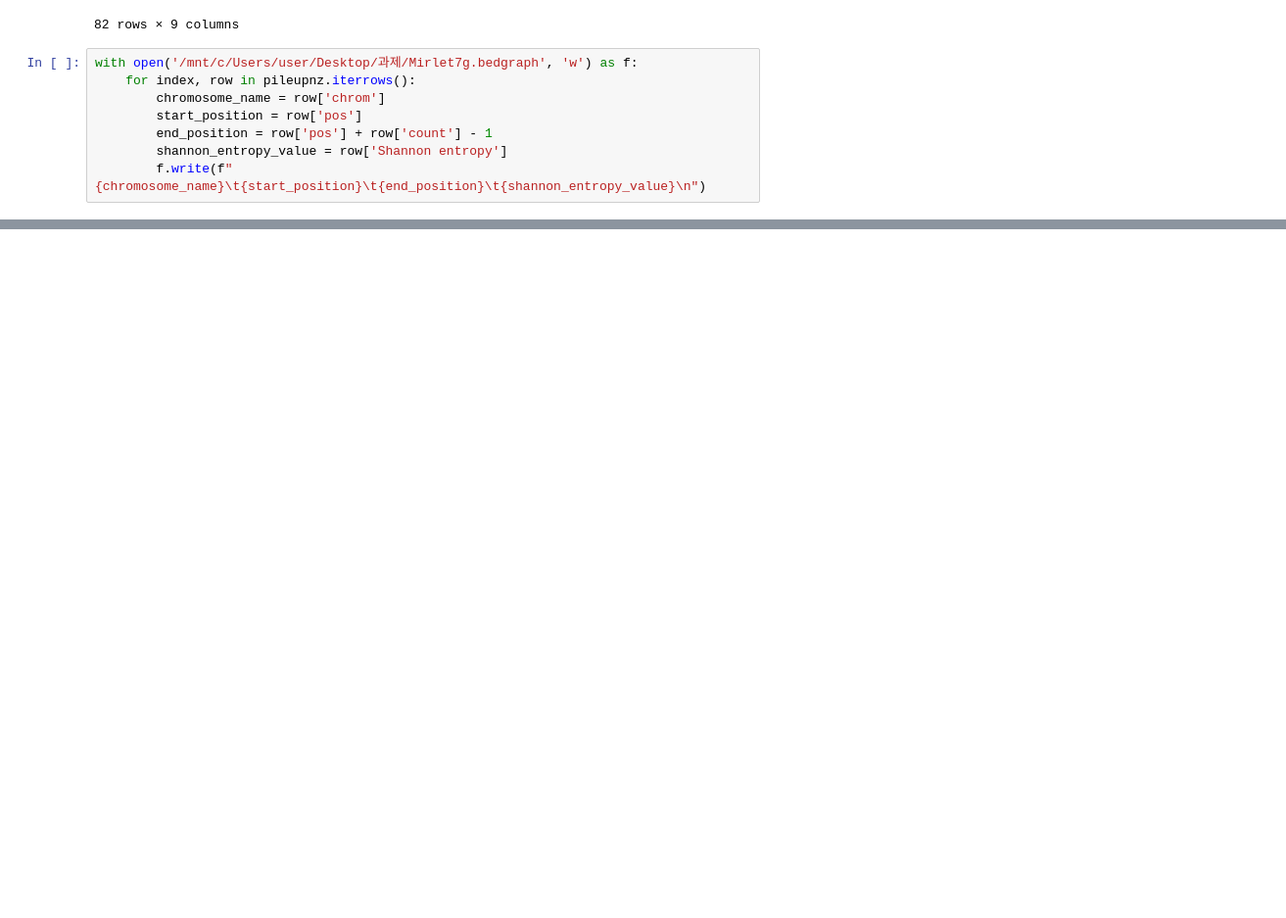
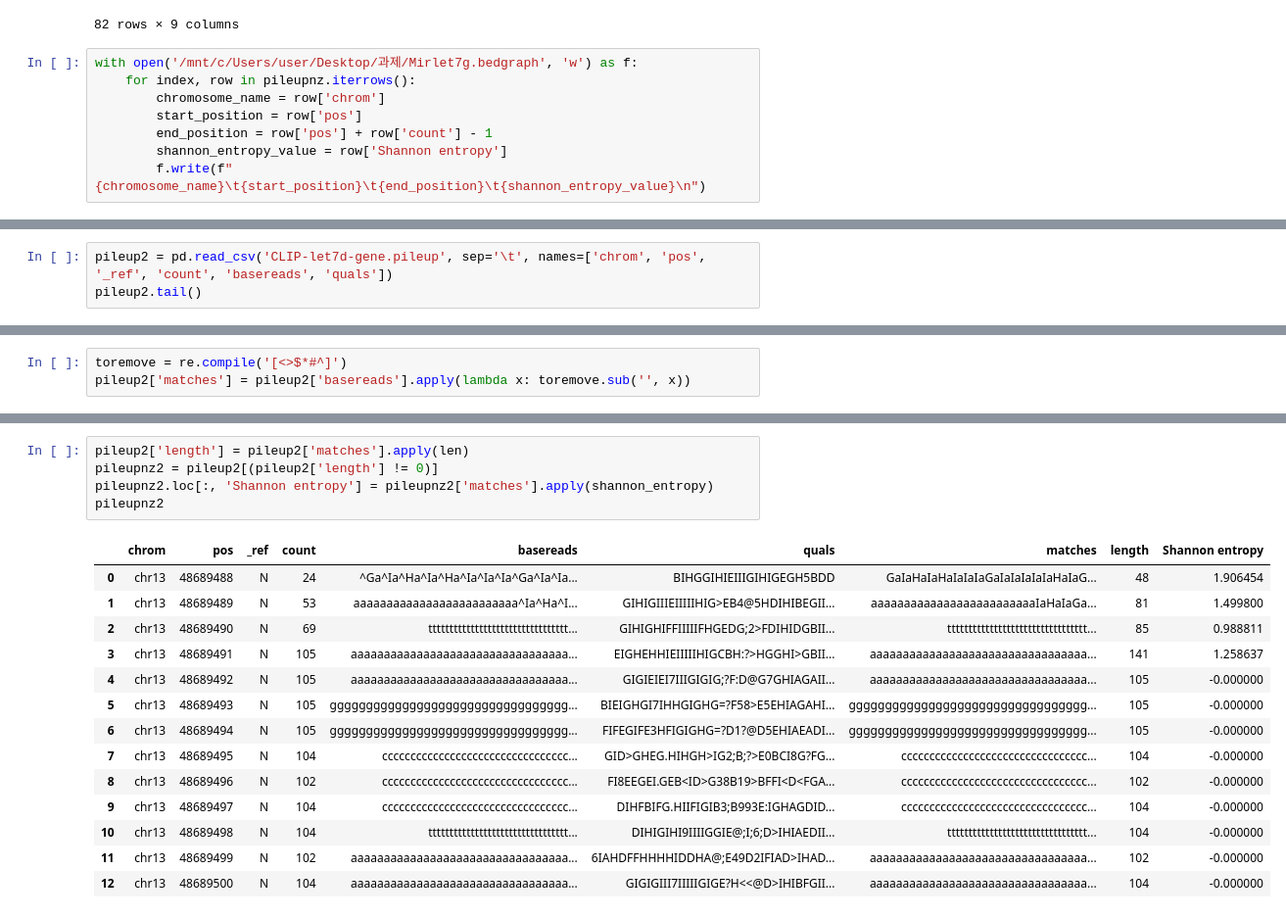
Before and after one commit to EunjinKwon/2024-Bioinformatics, a Jupyter notebook: 과제3.ipynb, the cells around one changed output, grey strips where cells are left out. Shown: that part at 98% size. Cells and saved outputs as stored; diff of their text form; blank space fills up the shorter version.

```diff
--- a/과제3.ipynb
+++ b/과제3.ipynb
@@ -149,0 +194,3 @@ with open('/mnt/c/Users/user/Desktop/과제/Mirlet7g.bedgraph', 'w') as f:
+# %%
+pileup2 = pd.read_csv('CLIP-let7d-gene.pileup', sep='\t', names=['chrom', 'pos', '_ref', 'count', 'basereads', 'quals'])
+pileup2.tail()
@@ -149,0 +204,3 @@ with open('/mnt/c/Users/user/Desktop/과제/Mirlet7g.bedgraph', 'w') as f:
+# %%
+toremove = re.compile('[<>$*#^]')
+pileup2['matches'] = pileup2['basereads'].apply(lambda x: toremove.sub('', x))
@@ -149,0 +224,20 @@ with open('/mnt/c/Users/user/Desktop/과제/Mirlet7g.bedgraph', 'w') as f:
+# %%
+pileup2['length'] = pileup2['matches'].apply(len)
+pileupnz2 = pileup2[(pileup2['length'] != 0)]
+pileupnz2.loc[:, 'Shannon entropy'] = pileupnz2['matches'].apply(shannon_entropy)
+pileupnz2
+# %% [output]
+|  | chrom | pos | _ref | count | basereads | quals | matches | length | Shannon entropy |
+| 0 | chr13 | 48689488 | N | 24 | ^Ga^Ia^Ha^Ia^Ha^Ia^Ia^Ia^Ga^Ia^Ia... | BIHGGIHIEIIIGIHIGEGH5BDD | GaIaHaIaHaIaIaIaGaIaIaIaIaIaHaIaG... | 48 | 1.906454 |
+| 1 | chr13 | 48689489 | N | 53 | aaaaaaaaaaaaaaaaaaaaaaaaa^Ia^Ha^I... | GIHIGIIIEIIIIIHIG>EB4@5HDIHIBEGII... | aaaaaaaaaaaaaaaaaaaaaaaaaIaHaIaGa... | 81 | 1.499800 |
+| 2 | chr13 | 48689490 | N | 69 | ttttttttttttttttttttttttttttttttt... | GIHIGHIFFIIIIIFHGEDG;2>FDIHIDGBII... | ttttttttttttttttttttttttttttttttt... | 85 | 0.988811 |
+| 3 | chr13 | 48689491 | N | 105 | aaaaaaaaaaaaaaaaaaaaaaaaaaaaaaaaa... | EIGHEHHIEIIIIIHIGCBH:?>HGGHI>GBII... | aaaaaaaaaaaaaaaaaaaaaaaaaaaaaaaaa... | 141 | 1.258637 |
+| 4 | chr13 | 48689492 | N | 105 | aaaaaaaaaaaaaaaaaaaaaaaaaaaaaaaaa... | GIGIEIEI7IIIGIGIG;?F:D@G7GHIAGAII... | aaaaaaaaaaaaaaaaaaaaaaaaaaaaaaaaa... | 105 | -0.000000 |
+| 5 | chr13 | 48689493 | N | 105 | ggggggggggggggggggggggggggggggggg... | BIEIGHGI7IHHGIGHG=?F58>E5EHIAGAHI... | ggggggggggggggggggggggggggggggggg... | 105 | -0.000000 |
+| 6 | chr13 | 48689494 | N | 105 | ggggggggggggggggggggggggggggggggg... | FIFEGIFE3HFIGIGHG=?D1?@D5EHIAEADI... | ggggggggggggggggggggggggggggggggg... | 105 | -0.000000 |
+| 7 | chr13 | 48689495 | N | 104 | ccccccccccccccccccccccccccccccccc... | GID>GHEG.HIHGH>IG2;B;?>E0BCI8G?FG... | ccccccccccccccccccccccccccccccccc... | 104 | -0.000000 |
+| 8 | chr13 | 48689496 | N | 102 | ccccccccccccccccccccccccccccccccc... | FI8EEGEI.GEB<ID>G38B19>BFFI<D<FGA... | ccccccccccccccccccccccccccccccccc... | 102 | -0.000000 |
+| 9 | chr13 | 48689497 | N | 104 | ccccccccccccccccccccccccccccccccc... | DIHFBIFG.HIIFIGIB3;B993E:IGHAGDID... | ccccccccccccccccccccccccccccccccc... | 104 | -0.000000 |
+| 10 | chr13 | 48689498 | N | 104 | ttttttttttttttttttttttttttttttttt... | DIHIGIHI9IIIIGGIE@;I;6;D>IHIAEDII... | ttttttttttttttttttttttttttttttttt... | 104 | -0.000000 |
+| 11 | chr13 | 48689499 | N | 102 | aaaaaaaaaaaaaaaaaaaaaaaaaaaaaaaaa... | 6IAHDFFHHHHIDDHA@;E49D2IFIAD>IHAD... | aaaaaaaaaaaaaaaaaaaaaaaaaaaaaaaaa... | 102 | -0.000000 |
+| 12 | chr13 | 48689500 | N | 104 | aaaaaaaaaaaaaaaaaaaaaaaaaaaaaaaaa... | GIGIGIII7IIIIIGIGE?H<<@D>IHIBFGII... | aaaaaaaaaaaaaaaaaaaaaaaaaaaaaaaaa... | 104 | -0.000000 |
```
Also changed, not shown: parts of 8 cells of this notebook.
